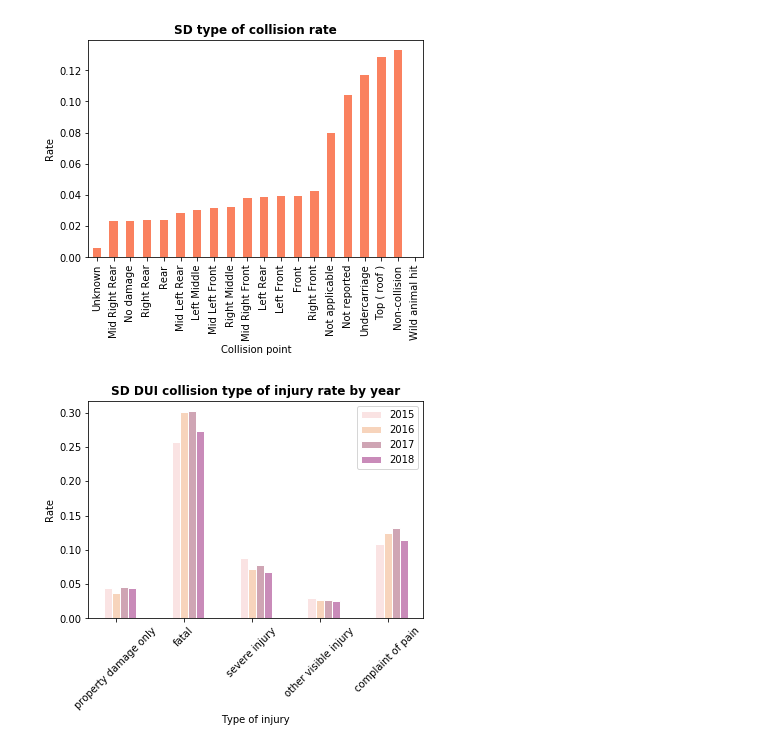
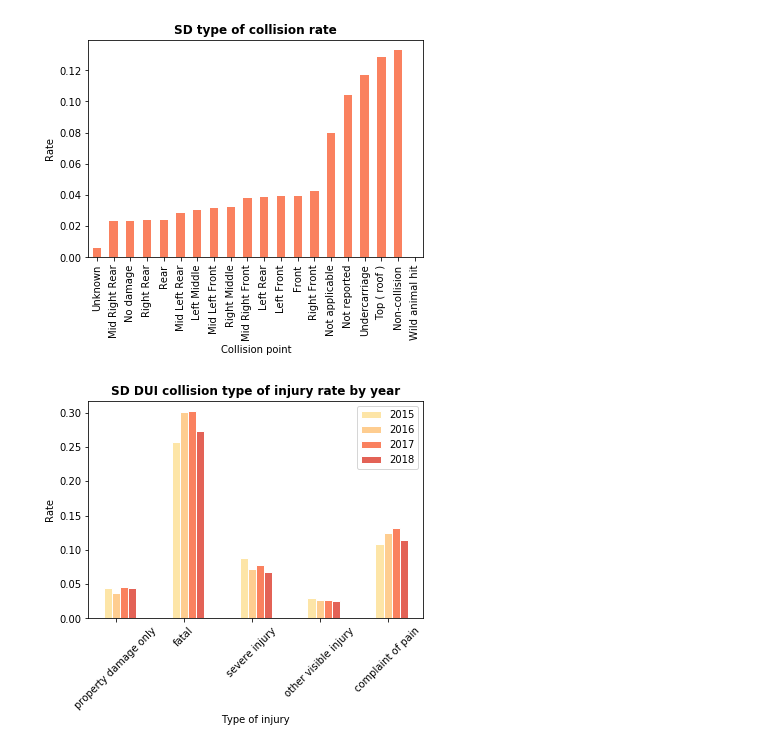
Before and after one commit to boh016/fair_policing, a Jupyter notebook: notebooks/SHAN_SD_COLLISION_EDA.ipynb, the cells around one changed output. Cells and saved outputs as stored; diff of their text form; code cells hidden in the pictures.

Commit message:
color update

```diff
--- a/notebooks/SHAN_SD_COLLISION_EDA.ipynb
+++ b/notebooks/SHAN_SD_COLLISION_EDA.ipynb
@@ -270,35 +270,35 @@ barWidth = 0.12
 
 # set height of bar
 bars0 = severe[2015]
 bars1 = severe[2016]
 bars2 = severe[2017]
 bars3 = severe[2018]
 #bars4 = severe[2019]
 
 # Set position of bar on X axis
 r1 = np.arange(len(bars1))
 r2 = [x + barWidth for x in r1]
 r3 = [x + barWidth for x in r2]
 r4 = [x + barWidth for x in r3]
 #r5 = [x + barWidth for x in r4]
 
 # Make the plot
-plt.bar(r1, bars0, color='#FAE3E3', width=barWidth, edgecolor='white', label='2015')
-plt.bar(r2, bars1, color='#F7D4BC', width=barWidth, edgecolor='white', label='2016')
-plt.bar(r3, bars2, color='#CFA5B4', width=barWidth, edgecolor='white', label='2017')
-plt.bar(r4, bars3, color='#C98BB9', width=barWidth, edgecolor='white', label='2018')
+plt.bar(r1, bars0, color='#fde5a7', width=barWidth, edgecolor='white', label='2015')
+plt.bar(r2, bars1, color='#fecd90', width=barWidth, edgecolor='white', label='2016')
+plt.bar(r3, bars2, color='#fa815f', width=barWidth, edgecolor='white', label='2017')
+plt.bar(r4, bars3, color='#e36256', width=barWidth, edgecolor='white', label='2018')
 #plt.bar(r5, bars4, color='#846B8A', width=barWidth, edgecolor='white', label='2019')
 
 
 
 # Add xticks on the middle of the group bars
 plt.xlabel('Type of injury')
 plt.ylabel('Rate')
 plt.title('SD DUI collision type of injury rate by year',fontweight='bold')
 plt.xticks([r + barWidth for r in range(len(bars1))], ['property damage only','fatal','severe injury','other visible injury','complaint of pain'])
 plt.xticks(rotation=45)
 # Create legend & Show graphic
 plt.legend()
 plt.show()
 # %% [output]
-[figure, old version]
+[figure, new version]
```
Also changed, not shown: parts of 2 cells of this notebook, 1 other file.
